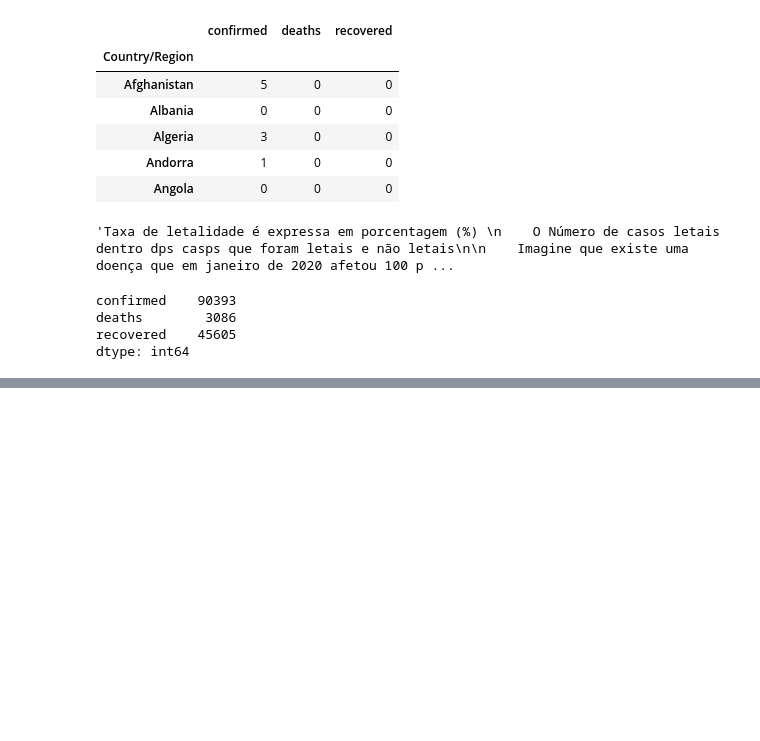
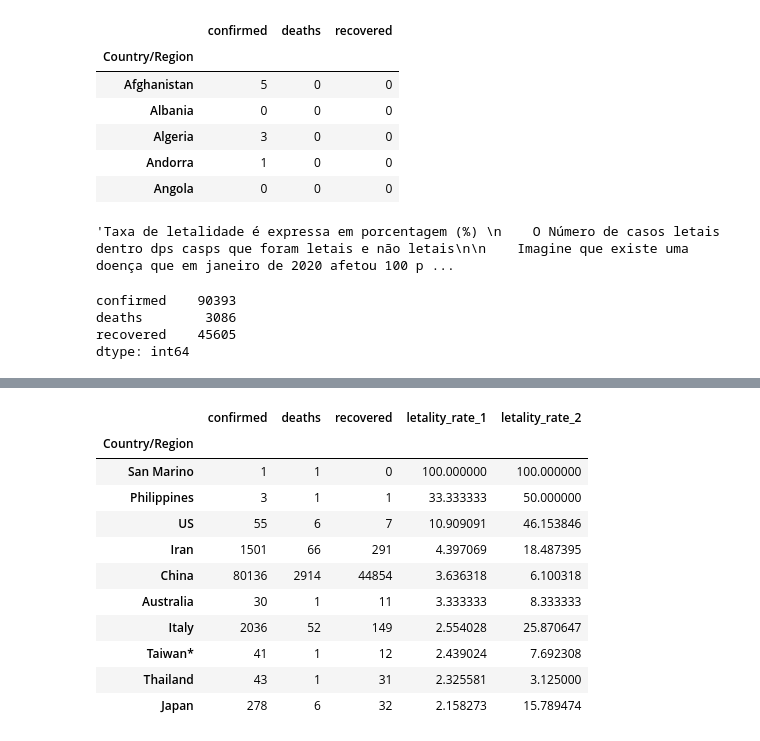
Before and after one commit to yorinori/Alura, a Jupyter notebook: Data_Science-analises_para_saude_e_medicina/Data_Science_e_Saude.ipynb, the cells around one changed output, grey strips where cells are left out. Saved outputs shown, nothing was run; the diff lists cells and outputs as text; code cells hidden in the pictures; blank space fills up the shorter version.

```diff
--- a/Data_Science-analises_para_saude_e_medicina/Data_Science_e_Saude.ipynb
+++ b/Data_Science-analises_para_saude_e_medicina/Data_Science_e_Saude.ipynb
@@ -637,0 +642,15 @@ a
+# %%
+combined.sort_values('letality_rate_1', ascending=False).head(10)
+# %% [output]
+|  | confirmed | deaths | recovered | letality_rate_1 | letality_rate_2 |
+| Country/Region |  |  |  |  |  |
+| San Marino | 1 | 1 | 0 | 100.000000 | 100.000000 |
+| Philippines | 3 | 1 | 1 | 33.333333 | 50.000000 |
+| US | 55 | 6 | 7 | 10.909091 | 46.153846 |
+| Iran | 1501 | 66 | 291 | 4.397069 | 18.487395 |
+| China | 80136 | 2914 | 44854 | 3.636318 | 6.100318 |
+| Australia | 30 | 1 | 11 | 3.333333 | 8.333333 |
+| Italy | 2036 | 52 | 149 | 2.554028 | 25.870647 |
+| Taiwan* | 41 | 1 | 12 | 2.439024 | 7.692308 |
+| Thailand | 43 | 1 | 31 | 2.325581 | 3.125000 |
+| Japan | 278 | 6 | 32 | 2.158273 | 15.789474 |
```
Also changed, not shown: parts of 7 cells of this notebook.
